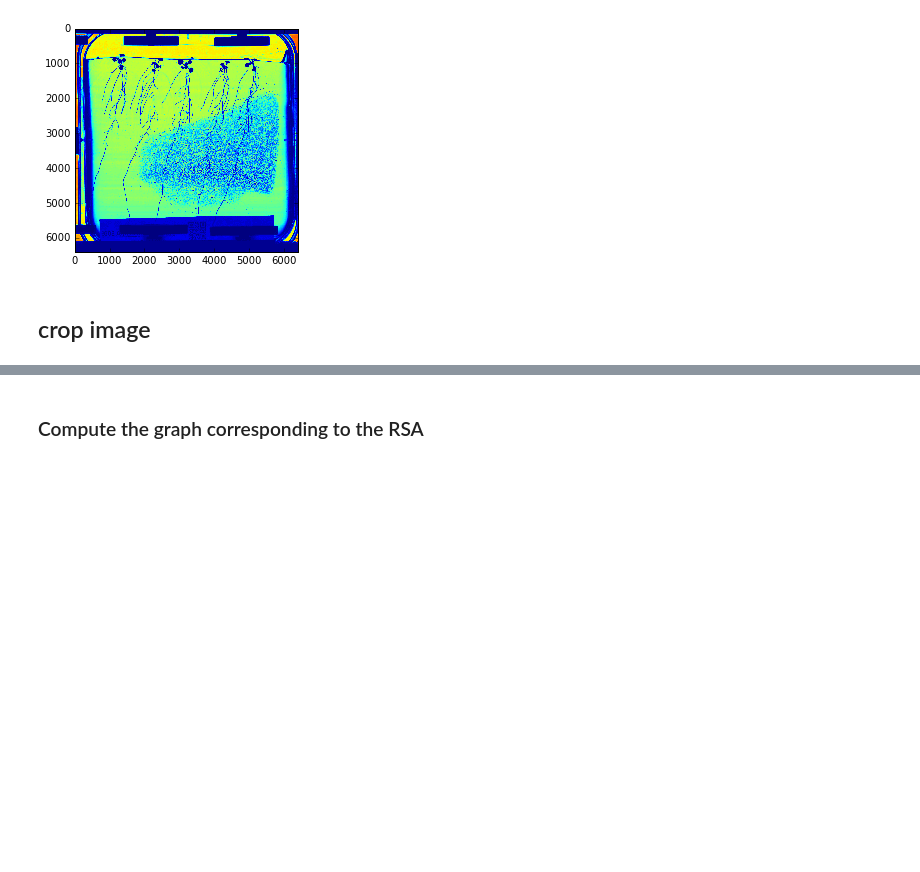
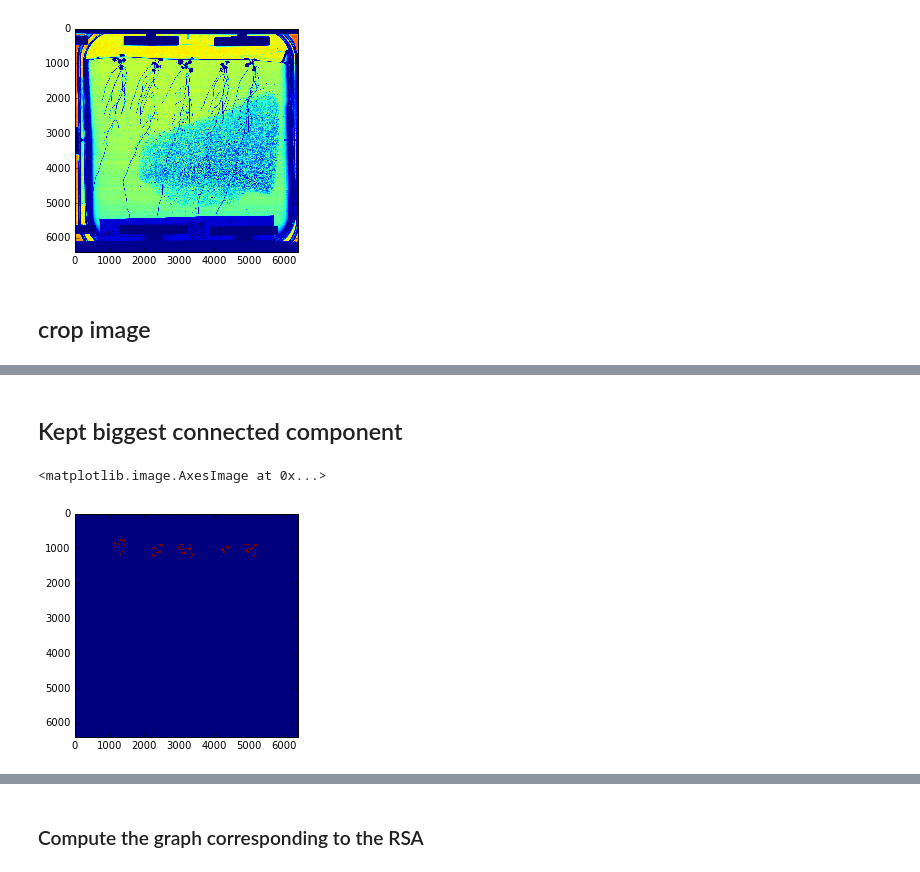
Before and after one commit to openalea-incubator/rhizoscan, a Jupyter notebook: example/arabido2-Copy2.ipynb, the cells around one changed output, grey strips where cells are left out. Saved outputs shown, nothing was run; the diff lists cells and outputs as text; code cells hidden in the pictures; blank space fills up the shorter version.

```diff
--- a/example/arabido2-Copy2.ipynb
+++ b/example/arabido2-Copy2.ipynb
@@ -75,0 +120,16 @@ image = cv2.morphologyEx(image,cv2.MORPH_OPEN,(25,25))
+# %% [markdown]
+## Kept biggest connected component
+# %%
+kernel = np.ones((4,4))
+
+image = cv2.morphologyEx(rmask.astype(np.uint8),cv2.MORPH_OPEN, kernel, iterations = 10)
+
+image[5000: ,:] = 0
+image[:660 , :] = 0
+image[: , :750] = 0
+image[: ,5500:] = 0
+
+imshow(image)
+# %% [output]
+<matplotlib.image.AxesImage at 0x...>
+[figure, added]
```
Also changed, not shown: parts of 25 cells of this notebook, 1 other file.
